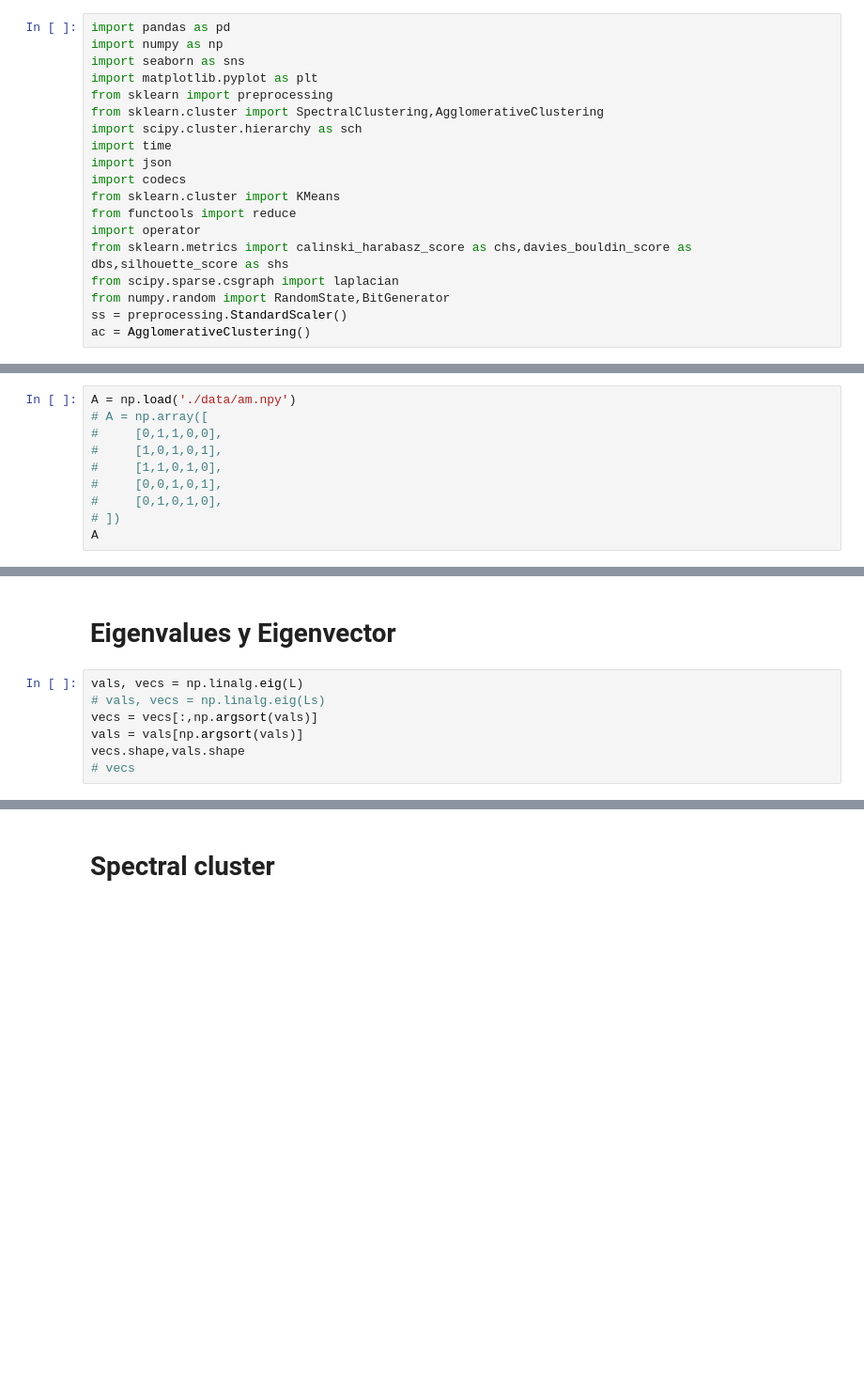
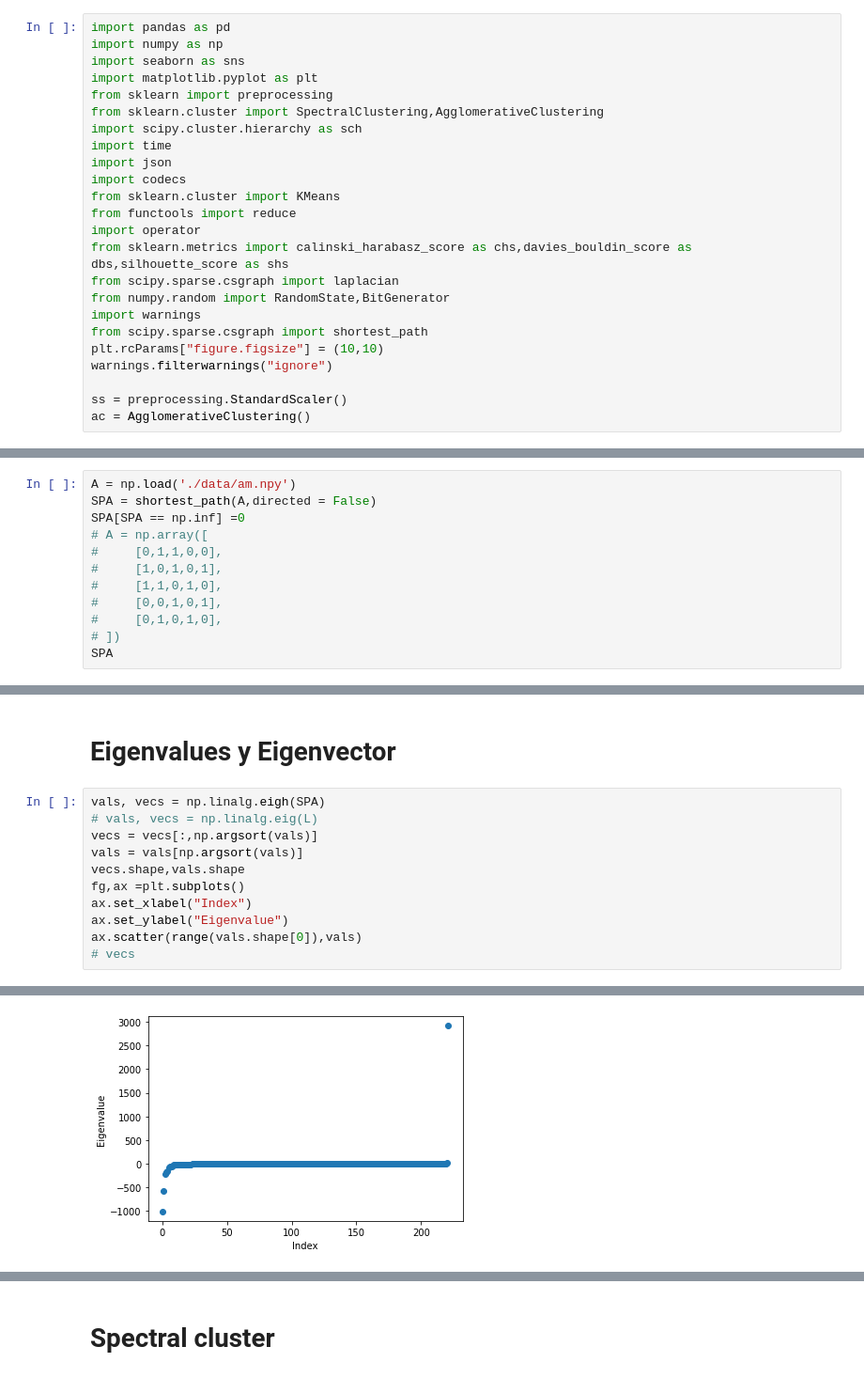
Before and after one commit to nachocodexx/cinvestav-da-clustering, a Jupyter notebook: Untitled.ipynb, the cells around one changed output, grey strips where cells are left out. Shown at 94% size. Saved outputs shown, nothing was run; the diff lists cells and outputs as text; blank space fills up the shorter version.

Commit message:
Scores and plots :tada:

```diff
--- a/Untitled.ipynb
+++ b/Untitled.ipynb
@@ -15,6 +15,11 @@ import operator
 from sklearn.metrics import calinski_harabasz_score as chs,davies_bouldin_score as dbs,silhouette_score as shs
 from scipy.sparse.csgraph import laplacian
 from numpy.random import RandomState,BitGenerator
+import warnings
+from scipy.sparse.csgraph import shortest_path
+plt.rcParams["figure.figsize"] = (10,10)
+warnings.filterwarnings("ignore")
+
 ss = preprocessing.StandardScaler()
 ac = AgglomerativeClustering()
 # %% [markdown]
@@ -331,6 +336,8 @@ def runCreateConsumers(data):
 # Creacion de matriz de adyacencia
 # %%
 A = np.load('./data/am.npy')
+SPA = shortest_path(A,directed = False)
+SPA[SPA == np.inf] =0
 # A = np.array([
 #     [0,1,1,0,0],
 #     [1,0,1,0,1],
@@ -338,5 +345,5 @@ A = np.load('./data/am.npy')
 #     [0,0,1,0,1],
 #     [0,1,0,1,0],
 # ])
-A
+SPA
 # %% [output]
@@ -364,10 +385,14 @@ Ls = standarize(X=L)
 # %% [markdown]
 # Eigenvalues y Eigenvector
 # %%
-vals, vecs = np.linalg.eig(L)
-# vals, vecs = np.linalg.eig(Ls)
+vals, vecs = np.linalg.eigh(SPA)
+# vals, vecs = np.linalg.eig(L)
 vecs = vecs[:,np.argsort(vals)]
 vals = vals[np.argsort(vals)]
 vecs.shape,vals.shape
+fg,ax =plt.subplots()
+ax.set_xlabel("Index")
+ax.set_ylabel("Eigenvalue")
+ax.scatter(range(vals.shape[0]),vals)
 # vecs
 # %% [output]
@@ -375 +400,2 @@ vecs.shape,vals.shape
+[figure, added]
 # %%
```
Also changed, not shown: parts of 7 cells of this notebook.
